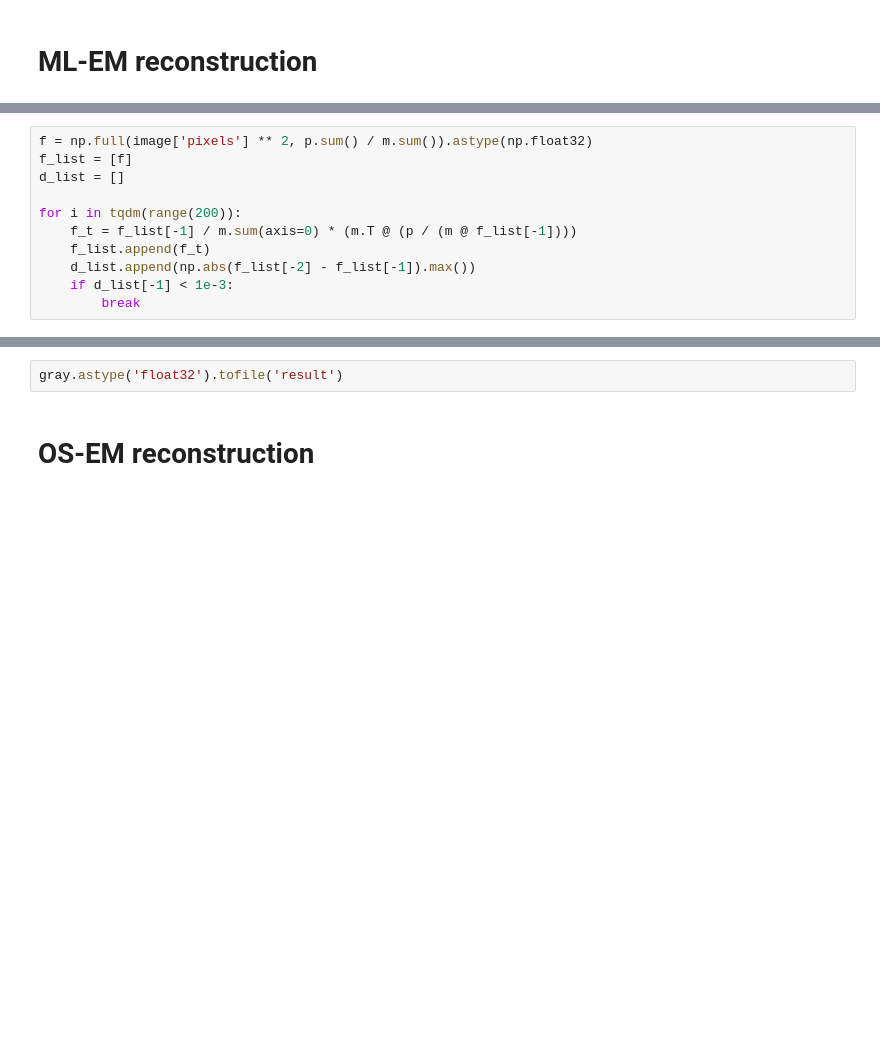
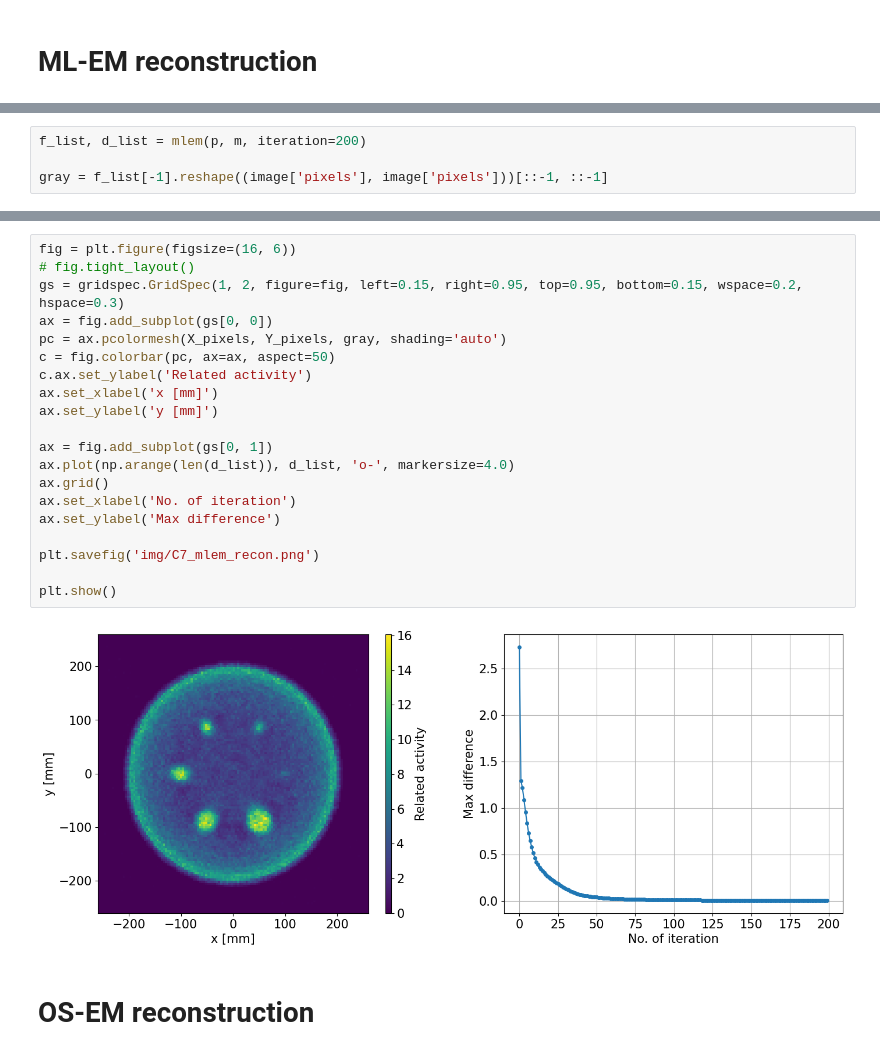
Before and after one commit to dachengx/MedPhys-recon, a Jupyter notebook: spect.ipynb, the cells around one changed output, grey strips where cells are left out. Saved outputs shown, nothing was run; the diff lists cells and outputs as text; blank space fills up the shorter version.

```diff
--- a/spect.ipynb
+++ b/spect.ipynb
@@ -231,11 +201,4 @@ plt.show()
 # %%
-f = np.full(image['pixels'] ** 2, p.sum() / m.sum()).astype(np.float32)
-f_list = [f]
-d_list = []
+f_list, d_list = mlem(p, m, iteration=200)
 
-for i in tqdm(range(200)):
-    f_t = f_list[-1] / m.sum(axis=0) * (m.T @ (p / (m @ f_list[-1])))
-    f_list.append(f_t)
-    d_list.append(np.abs(f_list[-2] - f_list[-1]).max())
-    if d_list[-1] < 1e-3:
-        break
+gray = f_list[-1].reshape((image['pixels'], image['pixels']))[::-1, ::-1]
@@ -261,5 +205,25 @@ plt.show()
-# %%
-gray.astype('float32').tofile('result')
+# %%
+fig = plt.figure(figsize=(16, 6))
+# fig.tight_layout()
+gs = gridspec.GridSpec(1, 2, figure=fig, left=0.15, right=0.95, top=0.95, bottom=0.15, wspace=0.2, hspace=0.3)
+ax = fig.add_subplot(gs[0, 0])
+pc = ax.pcolormesh(X_pixels, Y_pixels, gray, shading='auto')
+c = fig.colorbar(pc, ax=ax, aspect=50)
+c.ax.set_ylabel('Related activity')
+ax.set_xlabel('x [mm]')
+ax.set_ylabel('y [mm]')
+
+ax = fig.add_subplot(gs[0, 1])
+ax.plot(np.arange(len(d_list)), d_list, 'o-', markersize=4.0)
+ax.grid()
+ax.set_xlabel('No. of iteration')
+ax.set_ylabel('Max difference')
+
+plt.savefig('img/C7_mlem_recon.png')
+
+plt.show()
+# %% [output]
+[figure, added]
 # %% [markdown]
 # OS-EM reconstruction
 # %%
```
Also changed, not shown: parts of 32 cells of this notebook, 2 other files.
